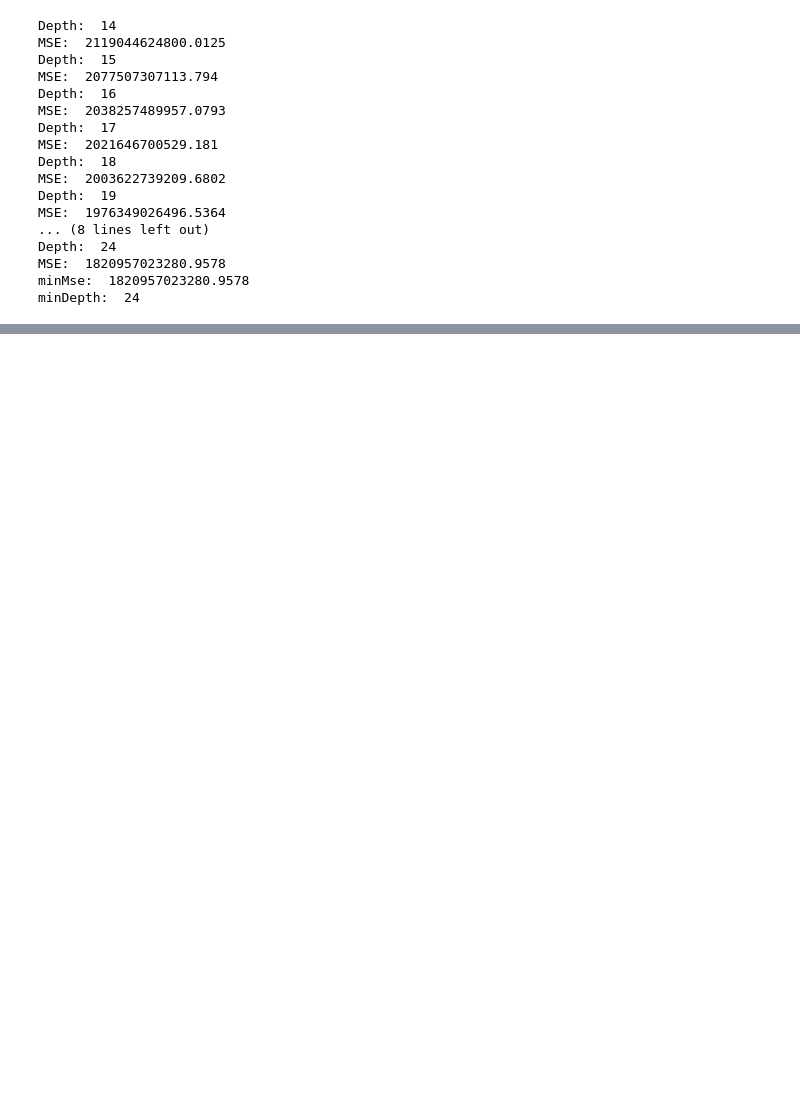
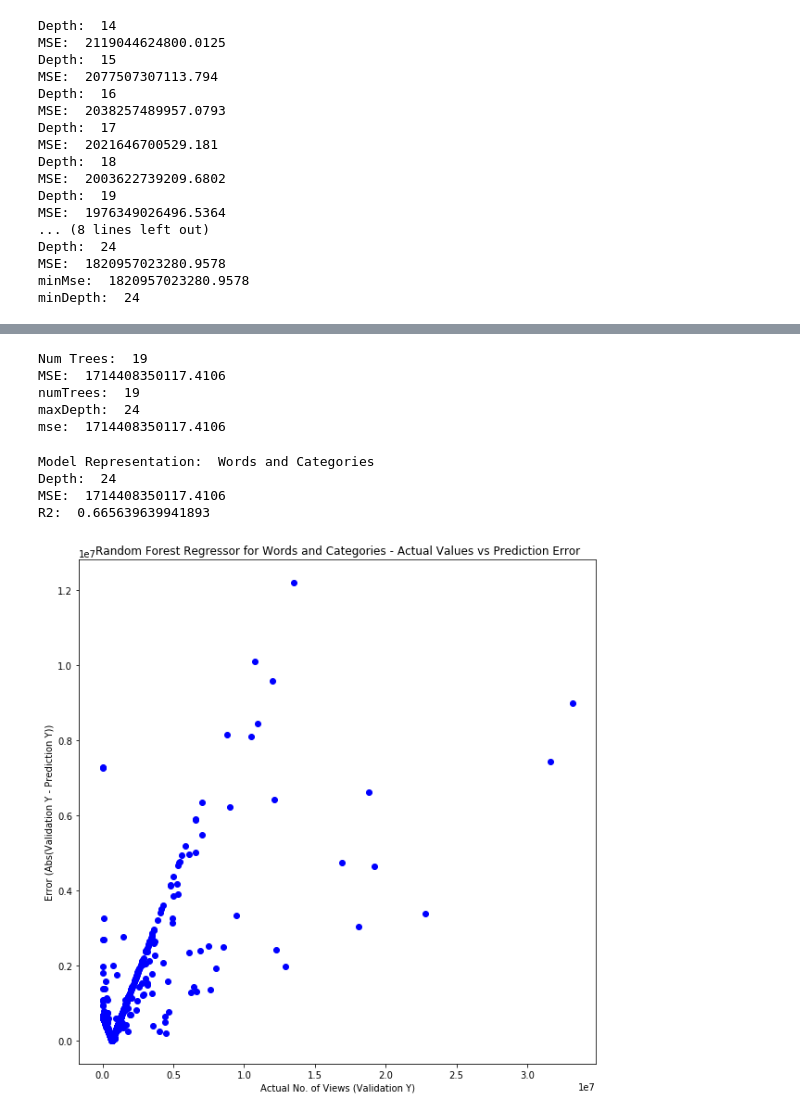
Before and after one commit to RomoliBakshi/Predicting-YouTube-Video-Popularity, a Jupyter notebook: CS5304 Data Science - Project Part 2.ipynb, the cells around one changed output, grey strips where cells are left out. Drawn from its saved outputs; the diff is of its cells as text; code cells hidden in the pictures; blank space fills up the shorter version.

Commit message:
Tuned hyperparameters for Random Forest and combined words/categories

```diff
--- a/CS5304 Data Science - Project Part 2.ipynb
+++ b/CS5304 Data Science - Project Part 2.ipynb
@@ -523,0 +592,3 @@ model.get_params()
+# %%
+words_categories_trainX = pd.concat([bagOfWords_trainX, bagOfCategories_trainX], axis=1)
+words_categories_trainX.head()
@@ -523,0 +603,3 @@ model.get_params()
+# %%
+words_categories_validationX = pd.concat([bagOfWords_validationX, bagOfCategories_validationX], axis=1)
+words_categories_validationX.head()
@@ -524,3 +614,54 @@ model.get_params()
+# %%
+# Best model so far -- random forest with tuned hyperparameters, using words and categories
+numTrees = 19
+maxDepth = 24
+mse = getMSEforRandomForest(words_categories_trainX, trainY, words_categories_validationX, maxDepth, numTrees)
+print('numTrees: ', numTrees)
+print('maxDepth: ', maxDepth)
+print('mse: ', mse)
+# %% [output]
+Num Trees:  19
+MSE:  1714408350117.4106
+numTrees:  19
+maxDepth:  24
+mse:  1714408350117.4106
+# %%
+# Updated Version - Random Forest Regressor with max_depth and numTrees
+def runRandomForestRegressor(trainX, trainY, validationX, depth, numTrees, title):
+    # Fit model
+    model = RandomForestRegressor(n_estimators=numTrees, max_depth=depth, random_state=0)
+    model.fit(trainX, trainY)
+
+    # Make predictions
+    predictions = model.predict(validationX)
+
+    # Calculate error metrics
+    mse = mean_squared_error(validationY, predictions)
+    r2 = model.score(validationX, validationY)
+    print('Model Representation: ', title)
+    print('Depth: ', depth)
+    print('MSE: ', mse)
+    print('R2: ', r2)
+
+    # Plot views vs. view prediction error
+    error = list(map(lambda val: abs(val), validationY - predictions))
+    plt.figure(figsize=(10,10))
+    plt.scatter(validationY, error, color='blue')
+    plt.title('Random Forest Regressor for ' + title + ' - Actual Values vs Prediction Error')
+    plt.xlabel('Actual No. of Views (Validation Y)')
+    plt.ylabel('Error (Abs(Validation Y - Prediction Y))')
+    plt.show()
+
+numTrees = 19
+maxDepth = 24
+runRandomForestRegressor(words_categories_trainX, trainY, words_categories_validationX,
+                         maxDepth, numTrees, 'Words and Categories')
+# %% [output]
+Model Representation:  Words and Categories
+Depth:  24
+MSE:  1714408350117.4106
+R2:  0.665639639941893
+[figure, added]
 # %% [markdown]
 ### VI. Testing Other Model Types
 
```
Also changed, not shown: parts of 14 cells of this notebook.
